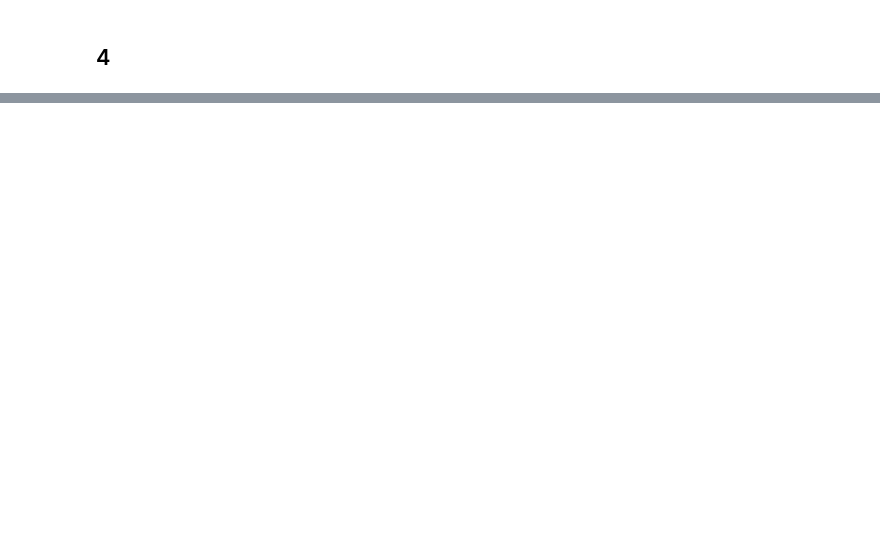
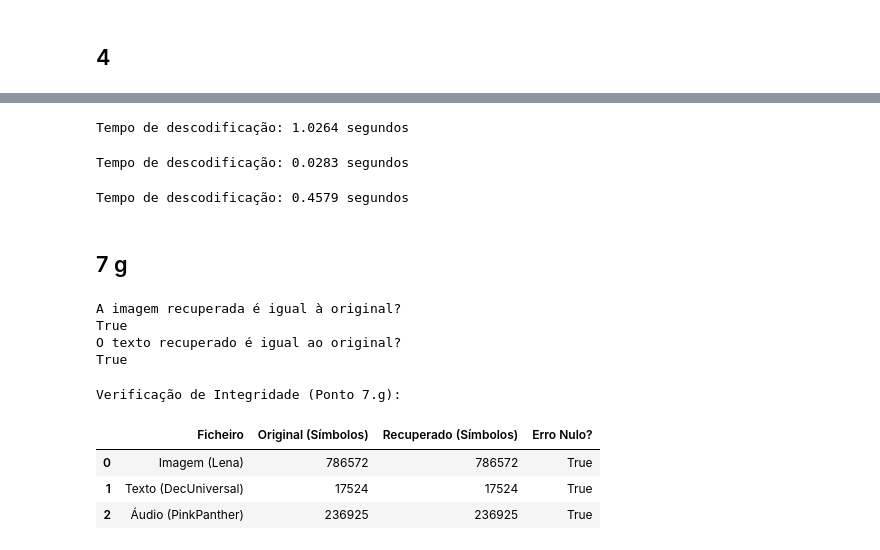
Before and after one commit to l20rr/CSM_52325, a Jupyter notebook: lab3/Trab3.ipynb, the cells around one changed output, grey strips where cells are left out. Drawn from its saved outputs; the diff is of its cells as text; code cells hidden in the pictures; blank space fills up the shorter version.

```diff
--- a/lab3/Trab3.ipynb
+++ b/lab3/Trab3.ipynb
@@ -243,0 +415,73 @@ plt.show()
+# %%
+# Descodificar a mensagem
+t0 = time()
+decoded_msg = decode_huff(seq_bit1_img, tabela_codigo_img)
+t1 = time()
+print(f"Tempo de descodificação: {t1 - t0:.4f} segundos")
+# %% [output]
+Tempo de descodificação: 1.0264 segundos
+# %%
+t0 = time()
+decoded_msg_text = decode_huff(seq_bit1_text, tabela_codigo_text)
+t1 = time()
+print(f"Tempo de descodificação: {t1 - t0:.4f} segundos")
+# %% [output]
+Tempo de descodificação: 0.0283 segundos
+# %%
+t0 = time()
+decoded_msg_audio = decode_huff(seq_bit1_audio, tabela_codigo_audio)
+t1 = time()
+print(f"Tempo de descodificação: {t1 - t0:.4f} segundos")
+# %% [output]
+Tempo de descodificação: 0.4579 segundos
+# %% [markdown]
+## 7 g
+# %%
+print("A imagem recuperada é igual à original?")
+print(np.array_equal(image1, decoded_msg))
+
+print("O texto recuperado é igual ao original?")
+print(np.array_equal(text1, decoded_msg_text))
+# %% [output]
+A imagem recuperada é igual à original?
+True
+O texto recuperado é igual ao original?
+True
+# %%
+
+
+# Criar uma lista de dicionários com os resultados
+resultados_validacao = [
+    {
+        "Ficheiro": "Imagem (Lena)",
+        "Original (Símbolos)": len(image1),
+        "Recuperado (Símbolos)": len(decoded_msg),
+        "Erro Nulo?": np.array_equal(image1, decoded_msg)
+    },
+    {
+        "Ficheiro": "Texto (DecUniversal)",
+        "Original (Símbolos)": len(text1),
+        "Recuperado (Símbolos)": len(decoded_msg_text),
+        "Erro Nulo?": np.array_equal(text1, decoded_msg_text)
+    },
+    {
+        "Ficheiro": "Áudio (PinkPanther)",
+        "Original (Símbolos)": len(audio1),
+        "Recuperado (Símbolos)": len(decoded_msg_audio),
+        "Erro Nulo?": np.array_equal(audio1, decoded_msg_audio)
+    }
+]
+
+# Criar o DataFrame
+df_validacao = pd.DataFrame(resultados_validacao)
+
+# Exibir a tabela formatada
+print("Verificação de Integridade (Ponto 7.g):")
+display(df_validacao) # Se estiver no Jupyter/Colab
+# Ou print(df_validacao)
+# %% [output]
+Verificação de Integridade (Ponto 7.g):
+|  | Ficheiro | Original (Símbolos) | Recuperado (Símbolos) | Erro Nulo? |
+| 0 | Imagem (Lena) | 786572 | 786572 | True |
+| 1 | Texto (DecUniversal) | 17524 | 17524 | True |
+| 2 | Áudio (PinkPanther) | 236925 | 236925 | True |
```
Also changed, not shown: parts of 26 cells of this notebook, 7 other files.
